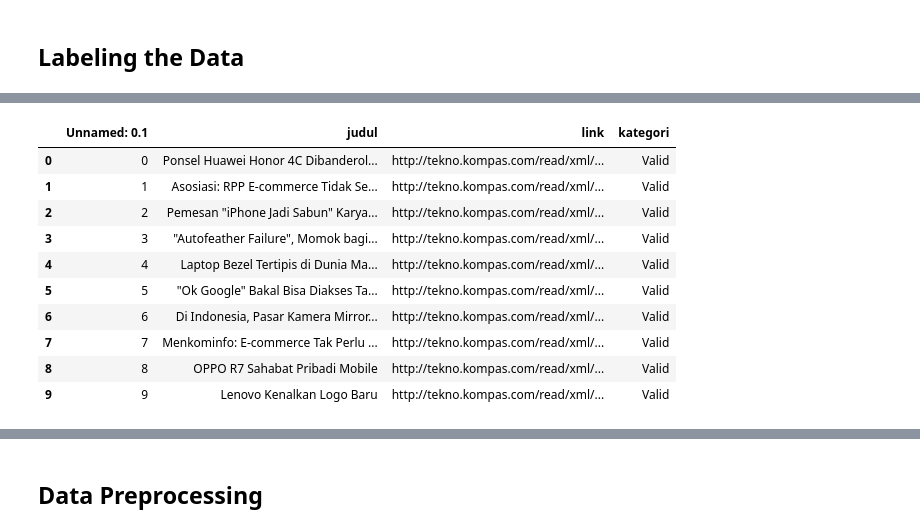
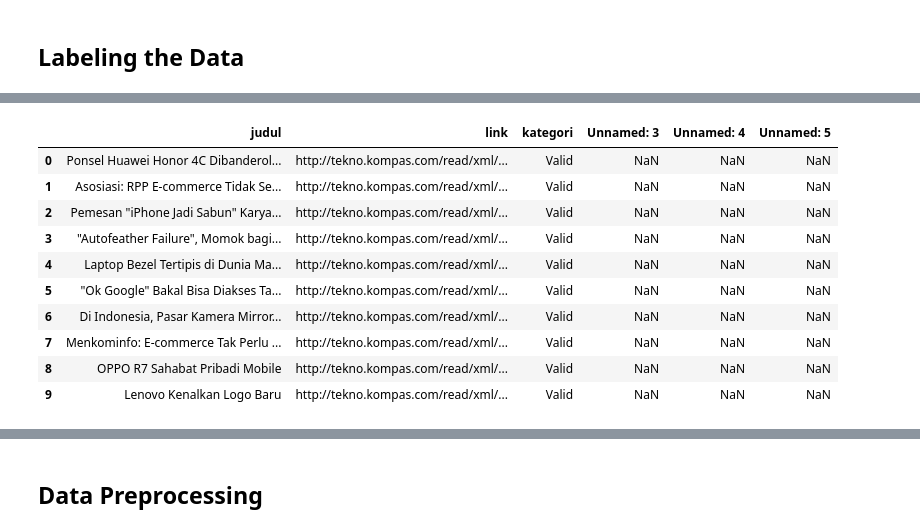
Before and after one commit to FakeNews-Detector/FakeNews-Classification, a Jupyter notebook: src/Fake_News_Detector.ipynb, the cells around one changed output, grey strips where cells are left out. Saved outputs shown, nothing was run; the diff lists cells and outputs as text; code cells hidden in the pictures.

```diff
--- a/src/Fake_News_Detector.ipynb
+++ b/src/Fake_News_Detector.ipynb
@@ -82,16 +94,16 @@ data.to_csv("Data_News_Hoax.csv")
 # %%
 #read news data
-df = pd.read_csv("D://Kuliah//Bangkit 2022//Fake-News Detector//FakeNews-Model//data//data sample//News_Valid_Hoax (1).csv", delimiter=",", index_col=0)
+df = pd.read_excel("D://Kuliah//Bangkit 2022//Fake-News Detector//FakeNews-Model//data//data sample//Valid_Hoax_Dataset.xlsx")
 df.head(10)
 # %% [output]
-|  | Unnamed: 0.1 | judul | link | kategori |
-| 0 | 0 | Ponsel Huawei Honor 4C Dibanderol... | http://tekno.kompas.com/read/xml/... | Valid |
-| 1 | 1 | Asosiasi: RPP E-commerce Tidak Se... | http://tekno.kompas.com/read/xml/... | Valid |
-| 2 | 2 | Pemesan "iPhone Jadi Sabun" Karya... | http://tekno.kompas.com/read/xml/... | Valid |
-| 3 | 3 | "Autofeather Failure", Momok bagi... | http://tekno.kompas.com/read/xml/... | Valid |
-| 4 | 4 | Laptop Bezel Tertipis di Dunia Ma... | http://tekno.kompas.com/read/xml/... | Valid |
-| 5 | 5 | "Ok Google" Bakal Bisa Diakses Ta... | http://tekno.kompas.com/read/xml/... | Valid |
-| 6 | 6 | Di Indonesia, Pasar Kamera Mirror... | http://tekno.kompas.com/read/xml/... | Valid |
-| 7 | 7 | Menkominfo: E-commerce Tak Perlu ... | http://tekno.kompas.com/read/xml/... | Valid |
-| 8 | 8 | OPPO R7 Sahabat Pribadi Mobile | http://tekno.kompas.com/read/xml/... | Valid |
-| 9 | 9 | Lenovo Kenalkan Logo Baru | http://tekno.kompas.com/read/xml/... | Valid |
+|  | judul | link | kategori | Unnamed: 3 | Unnamed: 4 | Unnamed: 5 |
+| 0 | Ponsel Huawei Honor 4C Dibanderol... | http://tekno.kompas.com/read/xml/... | Valid | NaN | NaN | NaN |
+| 1 | Asosiasi: RPP E-commerce Tidak Se... | http://tekno.kompas.com/read/xml/... | Valid | NaN | NaN | NaN |
+| 2 | Pemesan "iPhone Jadi Sabun" Karya... | http://tekno.kompas.com/read/xml/... | Valid | NaN | NaN | NaN |
+| 3 | "Autofeather Failure", Momok bagi... | http://tekno.kompas.com/read/xml/... | Valid | NaN | NaN | NaN |
+| 4 | Laptop Bezel Tertipis di Dunia Ma... | http://tekno.kompas.com/read/xml/... | Valid | NaN | NaN | NaN |
+| 5 | "Ok Google" Bakal Bisa Diakses Ta... | http://tekno.kompas.com/read/xml/... | Valid | NaN | NaN | NaN |
+| 6 | Di Indonesia, Pasar Kamera Mirror... | http://tekno.kompas.com/read/xml/... | Valid | NaN | NaN | NaN |
+| 7 | Menkominfo: E-commerce Tak Perlu ... | http://tekno.kompas.com/read/xml/... | Valid | NaN | NaN | NaN |
+| 8 | OPPO R7 Sahabat Pribadi Mobile | http://tekno.kompas.com/read/xml/... | Valid | NaN | NaN | NaN |
+| 9 | Lenovo Kenalkan Logo Baru | http://tekno.kompas.com/read/xml/... | Valid | NaN | NaN | NaN |
```
Also changed, not shown: parts of 12 cells of this notebook, 1 other file.
